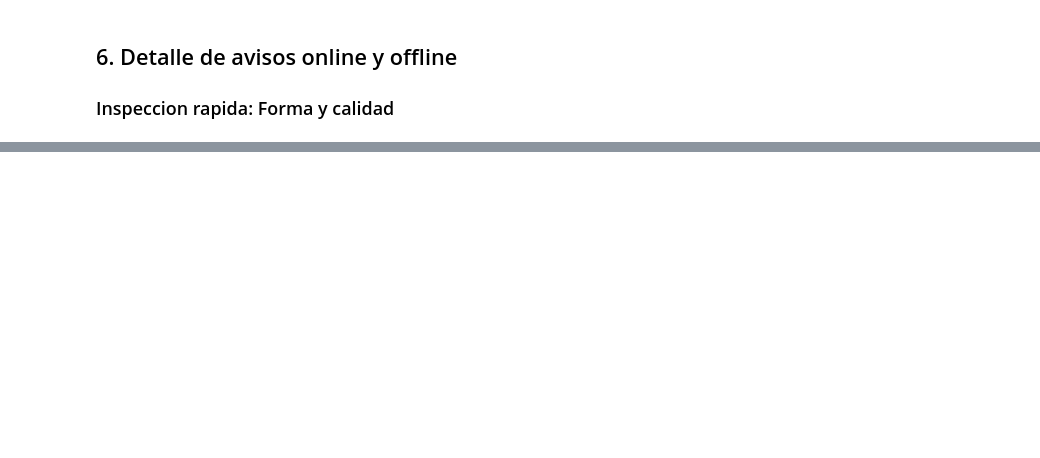
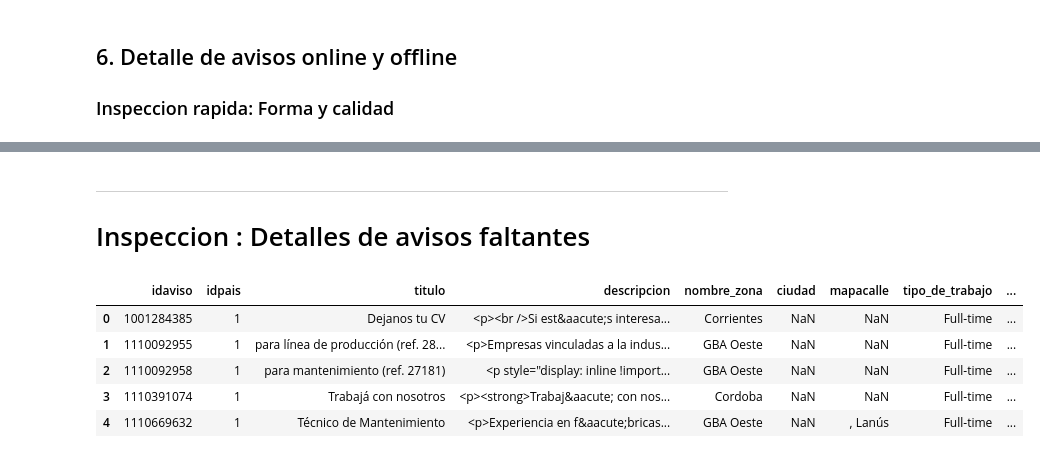
Before and after one commit to javierleyes/OrganizacionDeDatos, a Jupyter notebook: TP2/purgatorio_3.ipynb, the cells around one changed output, grey strips where cells are left out. Drawn from its saved outputs; the diff is of its cells as text; code cells hidden in the pictures; blank space fills up the shorter version.

```diff
--- a/TP2/purgatorio_3.ipynb
+++ b/TP2/purgatorio_3.ipynb
@@ -163,0 +296,14 @@ df_temp[df_temp['denominacion_empresa'].isnull()]
+# %% [markdown]
+---
+
+# Inspeccion : Detalles de avisos faltantes
+# %%
+df_temp = pd.read_csv(datos_dir + 'fiuba_6_avisos_detalle_missing_nivel_laboral.csv')
+df_temp.head()
+# %% [output]
+|  | idaviso | idpais | titulo | descripcion | nombre_zona | ciudad | mapacalle | tipo_de_trabajo | ... |
+| 0 | 1001284385 | 1 | Dejanos tu CV | <p><br />Si est&aacute;s interesa... | Corrientes | NaN | NaN | Full-time | ... |
+| 1 | 1110092955 | 1 | para línea de producción (ref. 28... | <p>Empresas vinculadas a la indus... | GBA Oeste | NaN | NaN | Full-time | ... |
+| 2 | 1110092958 | 1 | para mantenimiento (ref. 27181) | <p style="display: inline !import... | GBA Oeste | NaN | NaN | Full-time | ... |
+| 3 | 1110391074 | 1 | Trabajá con nosotros | <p><strong>Trabaj&aacute; con nos... | Cordoba | NaN | NaN | Full-time | ... |
+| 4 | 1110669632 | 1 | Técnico de Mantenimiento | <p>Experiencia en f&aacute;bricas... | GBA Oeste | NaN | , Lanús | Full-time | ... |
```
Also changed, not shown: parts of 15 cells of this notebook, 1 other file.
